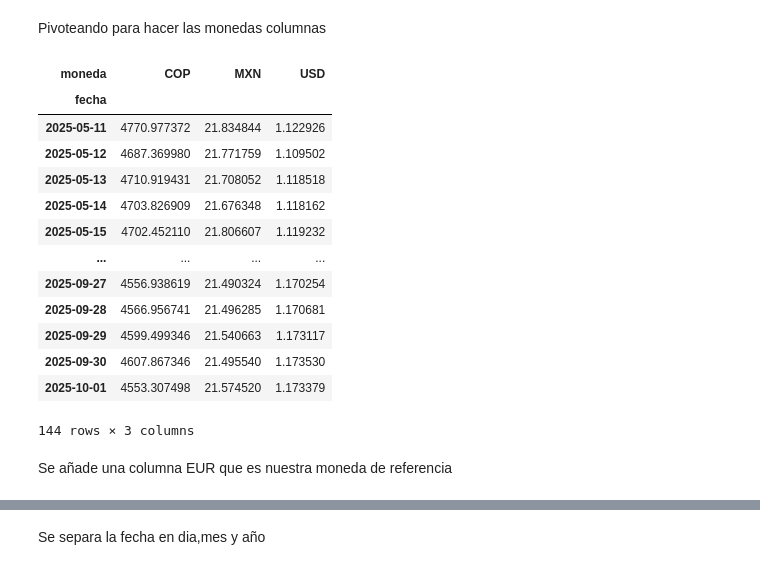
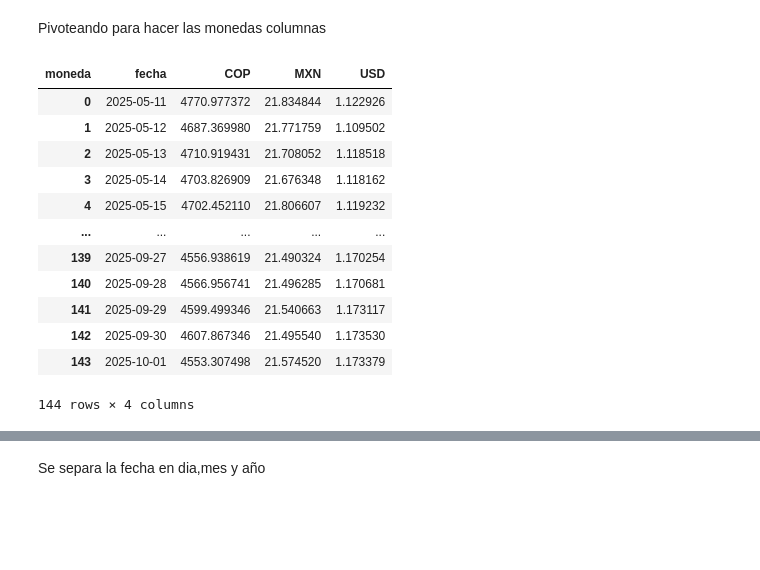
Before and after one commit to diegocv00/codes, a Jupyter notebook: Divisas/Divisas.ipynb, the cells around one changed output, grey strips where cells are left out. Saved outputs shown, nothing was run; the diff lists cells and outputs as text; code cells hidden in the pictures; blank space fills up the shorter version.

```diff
--- a/Divisas/Divisas.ipynb
+++ b/Divisas/Divisas.ipynb
@@ -15,5 +24,5 @@ from sklearn.ensemble import RandomForestRegressor
 # %%
-df_divisas = pd.read_csv("monedas_completo.csv")
+df_divisas = pd.read_csv("/content/drive/MyDrive/Divisas/monedas_completo.csv")
 # %%
 df_divisas
 # %% [output]
@@ -33,22 +42,19 @@ df_divisas
 # %% [markdown]
 Pivoteando para hacer las monedas columnas
 # %%
-df_divisas = df_divisas.pivot_table(values="valor",columns="moneda",index="fecha")
+df_divisas = df_divisas.pivot_table(values="valor", columns="moneda",index="fecha").reset_index()
 df_divisas
 # %% [output]
-| moneda | COP | MXN | USD |
-| fecha |  |  |  |
-| 2025-05-11 | 4770.977372 | 21.834844 | 1.122926 |
-| 2025-05-12 | 4687.369980 | 21.771759 | 1.109502 |
-| 2025-05-13 | 4710.919431 | 21.708052 | 1.118518 |
-| 2025-05-14 | 4703.826909 | 21.676348 | 1.118162 |
-| 2025-05-15 | 4702.452110 | 21.806607 | 1.119232 |
-| ... | ... | ... | ... |
-| 2025-09-27 | 4556.938619 | 21.490324 | 1.170254 |
-| 2025-09-28 | 4566.956741 | 21.496285 | 1.170681 |
-| 2025-09-29 | 4599.499346 | 21.540663 | 1.173117 |
-| 2025-09-30 | 4607.867346 | 21.495540 | 1.173530 |
-| 2025-10-01 | 4553.307498 | 21.574520 | 1.173379 |
+| moneda | fecha | COP | MXN | USD |
+| 0 | 2025-05-11 | 4770.977372 | 21.834844 | 1.122926 |
+| 1 | 2025-05-12 | 4687.369980 | 21.771759 | 1.109502 |
+| 2 | 2025-05-13 | 4710.919431 | 21.708052 | 1.118518 |
+| 3 | 2025-05-14 | 4703.826909 | 21.676348 | 1.118162 |
+| 4 | 2025-05-15 | 4702.452110 | 21.806607 | 1.119232 |
+| ... | ... | ... | ... | ... |
+| 139 | 2025-09-27 | 4556.938619 | 21.490324 | 1.170254 |
+| 140 | 2025-09-28 | 4566.956741 | 21.496285 | 1.170681 |
+| 141 | 2025-09-29 | 4599.499346 | 21.540663 | 1.173117 |
+| 142 | 2025-09-30 | 4607.867346 | 21.495540 | 1.173530 |
+| 143 | 2025-10-01 | 4553.307498 | 21.574520 | 1.173379 |
-144 rows × 3 columns
+144 rows × 4 columns
-# %% [markdown]
-Se añade una columna EUR que es nuestra moneda de referencia
```
Also changed, not shown: parts of 58 cells of this notebook.
